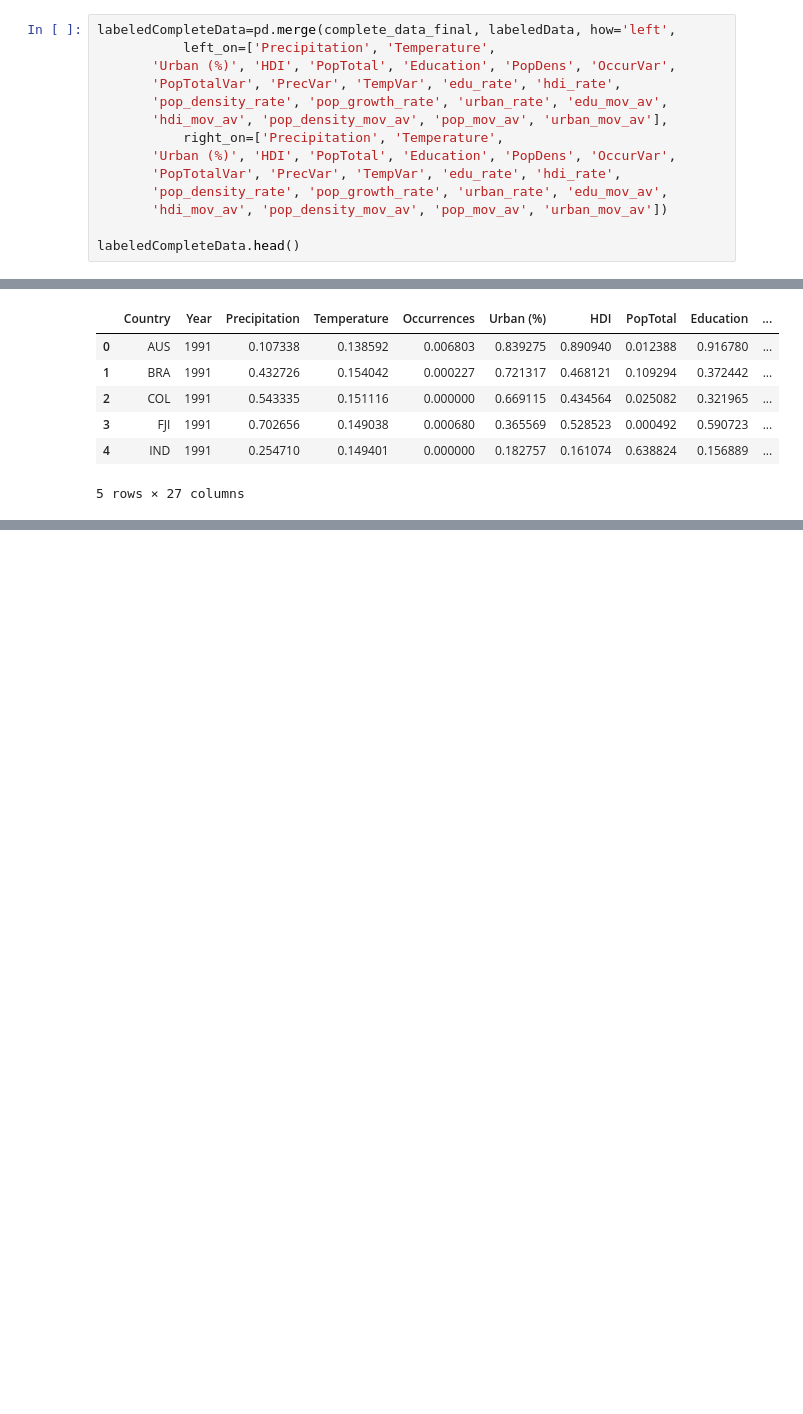
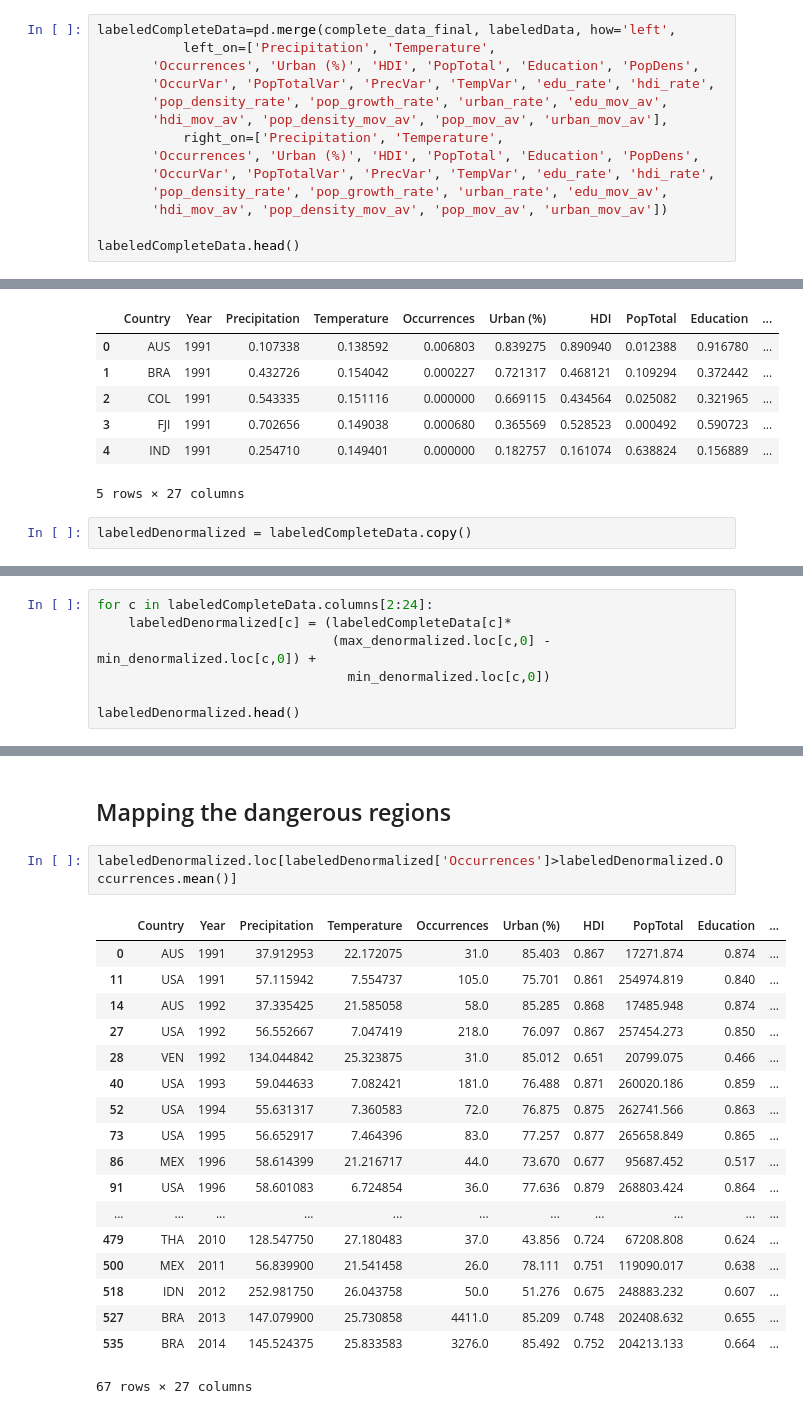
Before and after one commit to QuirkyDataScientist1978/project_dengue_fever, a Jupyter notebook: Final_Project_IP.ipynb, the cells around one changed output, grey strips where cells are left out. Drawn from its saved outputs; the diff is of its cells as text; blank space fills up the shorter version.

```diff
--- a/Final_Project_IP.ipynb
+++ b/Final_Project_IP.ipynb
@@ -1780,13 +1787,13 @@ Index(['coor_1', 'coor_2', 'variable', 'Precipitation', 'Temperature',
 # %%
 labeledCompleteData=pd.merge(complete_data_final, labeledData, how='left',
            left_on=['Precipitation', 'Temperature',
-       'Urban (%)', 'HDI', 'PopTotal', 'Education', 'PopDens', 'OccurVar',
-       'PopTotalVar', 'PrecVar', 'TempVar', 'edu_rate', 'hdi_rate',
+       'Occurrences', 'Urban (%)', 'HDI', 'PopTotal', 'Education', 'PopDens',
+       'OccurVar', 'PopTotalVar', 'PrecVar', 'TempVar', 'edu_rate', 'hdi_rate',
        'pop_density_rate', 'pop_growth_rate', 'urban_rate', 'edu_mov_av',
        'hdi_mov_av', 'pop_density_mov_av', 'pop_mov_av', 'urban_mov_av'],
            right_on=['Precipitation', 'Temperature',
-       'Urban (%)', 'HDI', 'PopTotal', 'Education', 'PopDens', 'OccurVar',
-       'PopTotalVar', 'PrecVar', 'TempVar', 'edu_rate', 'hdi_rate',
+       'Occurrences', 'Urban (%)', 'HDI', 'PopTotal', 'Education', 'PopDens',
+       'OccurVar', 'PopTotalVar', 'PrecVar', 'TempVar', 'edu_rate', 'hdi_rate',
        'pop_density_rate', 'pop_growth_rate', 'urban_rate', 'edu_mov_av',
        'hdi_mov_av', 'pop_density_mov_av', 'pop_mov_av', 'urban_mov_av'])
 
@@ -1809,3 +1816,5 @@ labeledCompleteData.head()
 | 3 | FJI | 1991 | 0.702656 | 0.149038 | 0.000680 | 0.365569 | 0.528523 | 0.000492 | 0.590723 | ... |
 | 4 | IND | 1991 | 0.254710 | 0.149401 | 0.000000 | 0.182757 | 0.161074 | 0.638824 | 0.156889 | ... |
 5 rows × 27 columns
+# %%
+labeledDenormalized = labeledCompleteData.copy()
@@ -1811,0 +1895,7 @@ labeledCompleteData.head()
+# %%
+for c in labeledCompleteData.columns[2:24]:
+    labeledDenormalized[c] = (labeledCompleteData[c]*
+                              (max_denormalized.loc[c,0] - min_denormalized.loc[c,0]) +
+                                min_denormalized.loc[c,0])
+
+labeledDenormalized.head()
@@ -1812,2 +1910,25 @@ labeledCompleteData.head()
+# %% [markdown]
+## Mapping the dangerous regions
+# %%
+labeledDenormalized.loc[labeledDenormalized['Occurrences']>labeledDenormalized.Occurrences.mean()]
+# %% [output]
+|  | Country | Year | Precipitation | Temperature | Occurrences | Urban (%) | HDI | PopTotal | Education | ... |
+| 0 | AUS | 1991 | 37.912953 | 22.172075 | 31.0 | 85.403 | 0.867 | 17271.874 | 0.874 | ... |
+| 11 | USA | 1991 | 57.115942 | 7.554737 | 105.0 | 75.701 | 0.861 | 254974.819 | 0.840 | ... |
+| 14 | AUS | 1992 | 37.335425 | 21.585058 | 58.0 | 85.285 | 0.868 | 17485.948 | 0.874 | ... |
+| 27 | USA | 1992 | 56.552667 | 7.047419 | 218.0 | 76.097 | 0.867 | 257454.273 | 0.850 | ... |
+| 28 | VEN | 1992 | 134.044842 | 25.323875 | 31.0 | 85.012 | 0.651 | 20799.075 | 0.466 | ... |
+| 40 | USA | 1993 | 59.044633 | 7.082421 | 181.0 | 76.488 | 0.871 | 260020.186 | 0.859 | ... |
+| 52 | USA | 1994 | 55.631317 | 7.360583 | 72.0 | 76.875 | 0.875 | 262741.566 | 0.863 | ... |
+| 73 | USA | 1995 | 56.652917 | 7.464396 | 83.0 | 77.257 | 0.877 | 265658.849 | 0.865 | ... |
+| 86 | MEX | 1996 | 58.614399 | 21.216717 | 44.0 | 73.670 | 0.677 | 95687.452 | 0.517 | ... |
+| 91 | USA | 1996 | 58.601083 | 6.724854 | 36.0 | 77.636 | 0.879 | 268803.424 | 0.864 | ... |
+| ... | ... | ... | ... | ... | ... | ... | ... | ... | ... | ... |
+| 479 | THA | 2010 | 128.547750 | 27.180483 | 37.0 | 43.856 | 0.724 | 67208.808 | 0.624 | ... |
+| 500 | MEX | 2011 | 56.839900 | 21.541458 | 26.0 | 78.111 | 0.751 | 119090.017 | 0.638 | ... |
+| 518 | IDN | 2012 | 252.981750 | 26.043758 | 50.0 | 51.276 | 0.675 | 248883.232 | 0.607 | ... |
+| 527 | BRA | 2013 | 147.079900 | 25.730858 | 4411.0 | 85.209 | 0.748 | 202408.632 | 0.655 | ... |
+| 535 | BRA | 2014 | 145.524375 | 25.833583 | 3276.0 | 85.492 | 0.752 | 204213.133 | 0.664 | ... |
+67 rows × 27 columns
 # %%
 labeledCompleteData.Occurrences.median()
```
Also changed, not shown: parts of 25 cells of this notebook.
